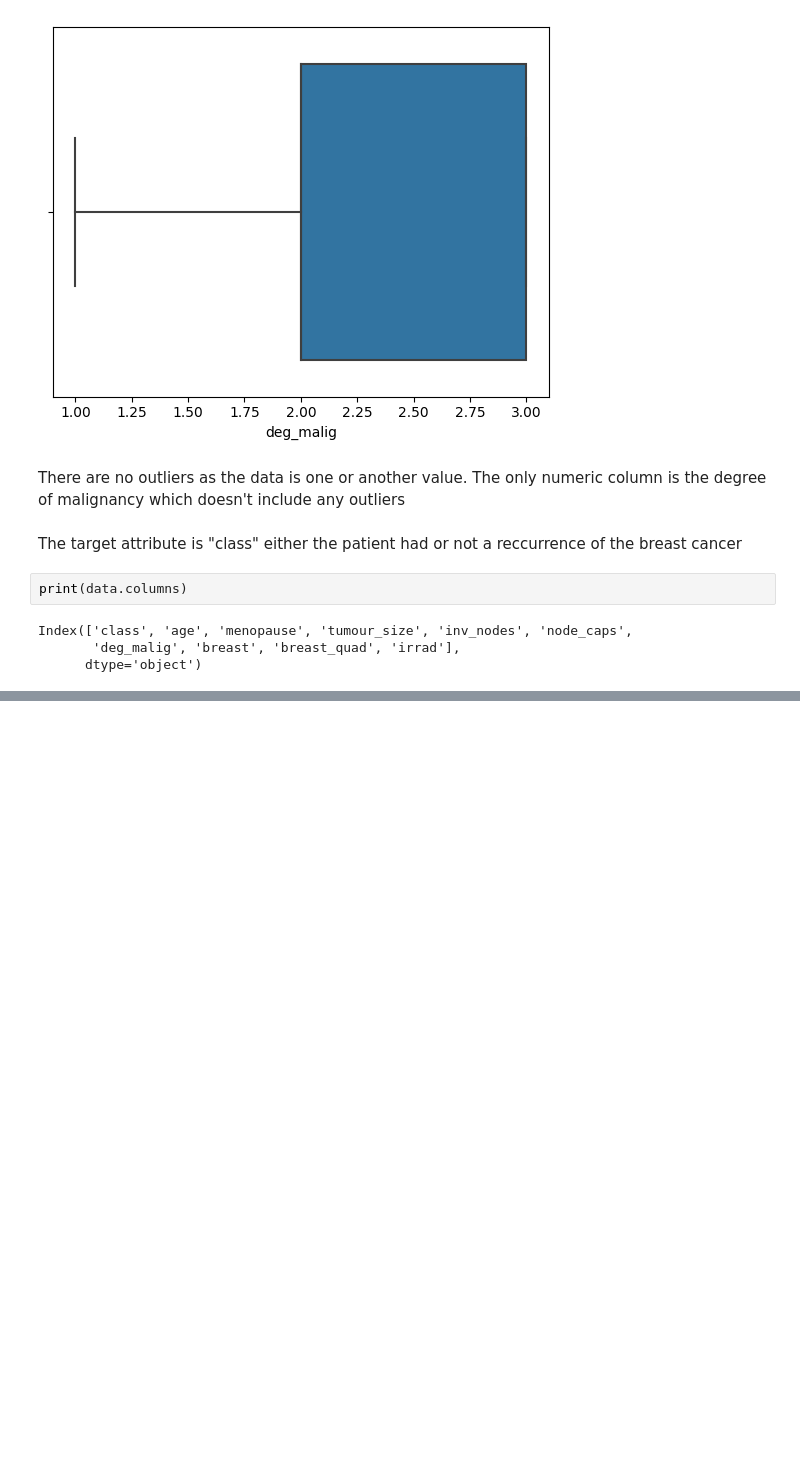
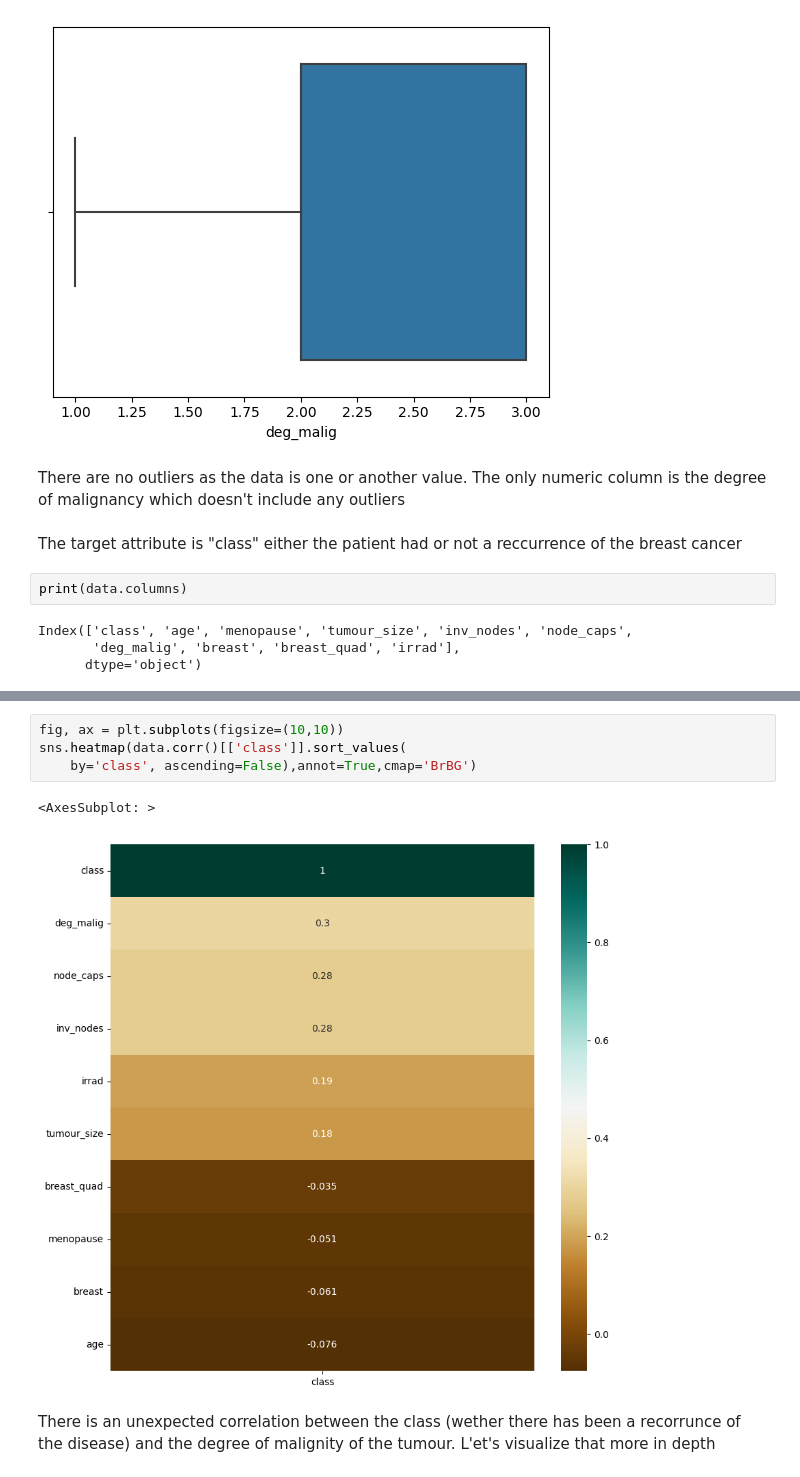
Before and after one commit to daniocionini/Prediction-Model-Breast-Cancer-Recurrence, a Jupyter notebook: pred-breast-cancer-recc.ipynb, the cells around one changed output, grey strips where cells are left out. Drawn from its saved outputs; the diff is of its cells as text; blank space fills up the shorter version.

```diff
--- a/pred-breast-cancer-recc.ipynb
+++ b/pred-breast-cancer-recc.ipynb
@@ -228,0 +251,9 @@ sns.heatmap(data.corr(), cmap='BrBG', annot=True, linewidth=.5)
+# %%
+fig, ax = plt.subplots(figsize=(10,10))
+sns.heatmap(data.corr()[['class']].sort_values(
+    by='class', ascending=False),annot=True,cmap='BrBG')
+# %% [output]
+<AxesSubplot: >
+[figure, added]
+# %% [markdown]
+There is an unexpected correlation between the class (wether there has been a recorrunce of the disease) and the degree of malignity of the tumour. L'et's visualize that more in depth
```
Also changed, not shown: parts of 29 cells of this notebook, 3 other files.
